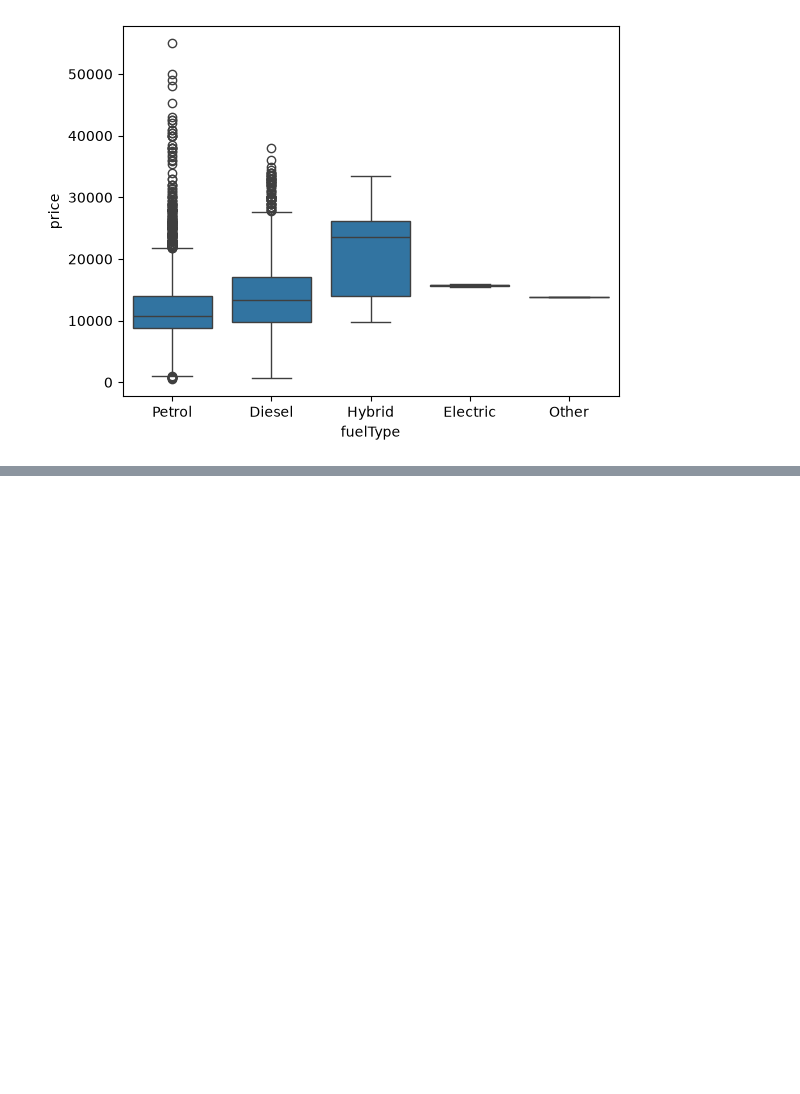
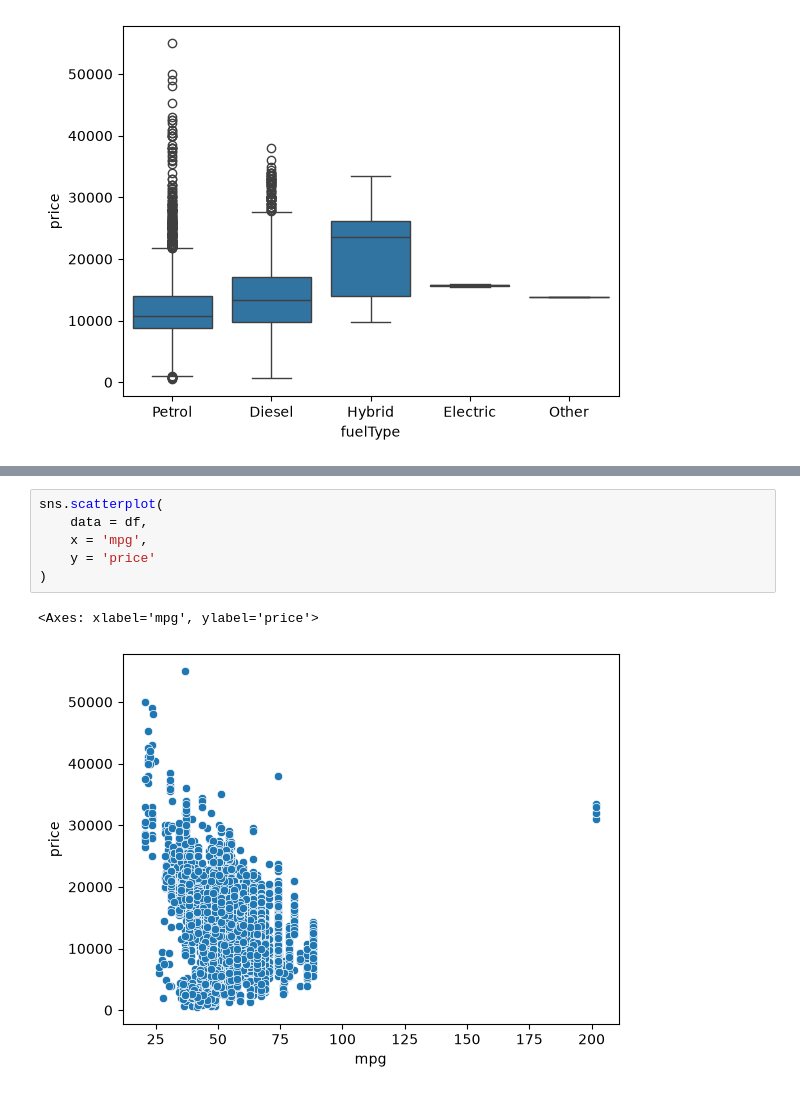
Before and after one commit to praful011-nep/ML-Playground, a Jupyter notebook: Machine Learning/Supervised Learning/ford_price_prediction.ipynb, the cells around one changed output, grey strips where cells are left out. Saved outputs shown, nothing was run; the diff lists cells and outputs as text; blank space fills up the shorter version.

```diff
--- a/Machine Learning/Supervised Learning/ford_price_prediction.ipynb
+++ b/Machine Learning/Supervised Learning/ford_price_prediction.ipynb
@@ -160,0 +211,9 @@ sns.boxplot(
+# %%
+sns.scatterplot(
+    data = df,
+    x = 'mpg',
+    y = 'price'
+)
+# %% [output]
+<Axes: xlabel='mpg', ylabel='price'>
+[figure, added]
```
Also changed, not shown: parts of 4 cells of this notebook.
